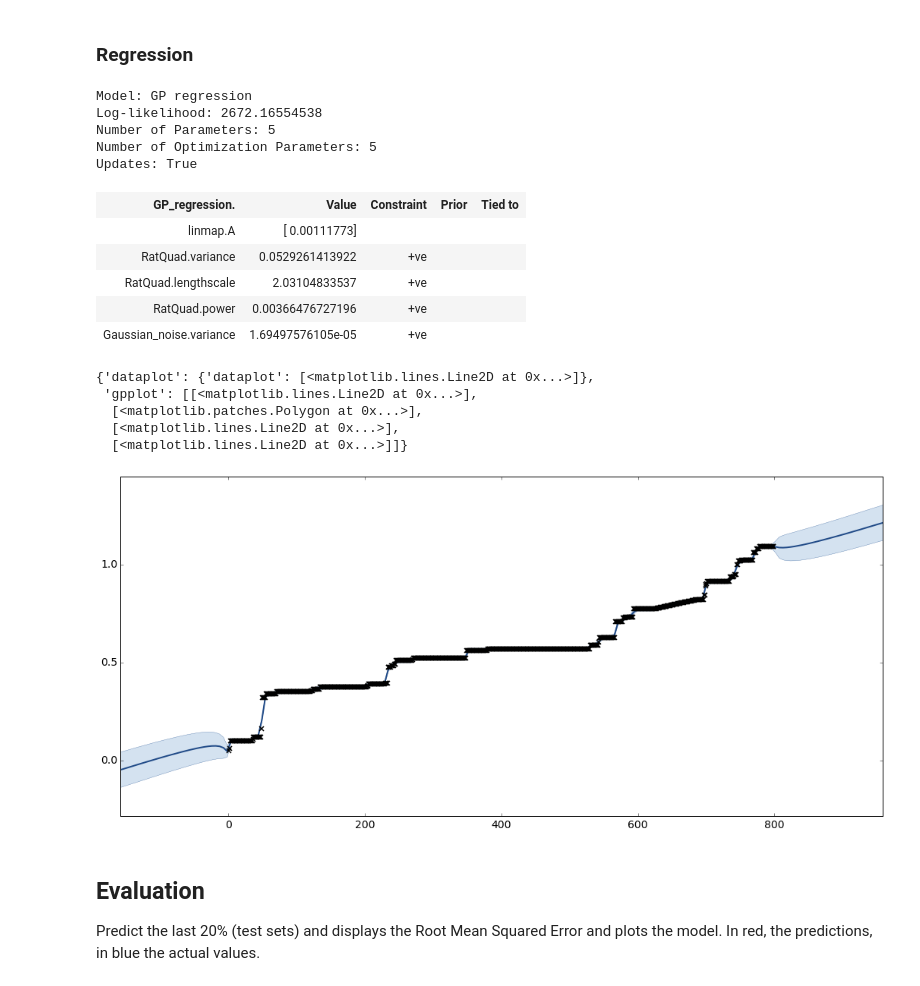
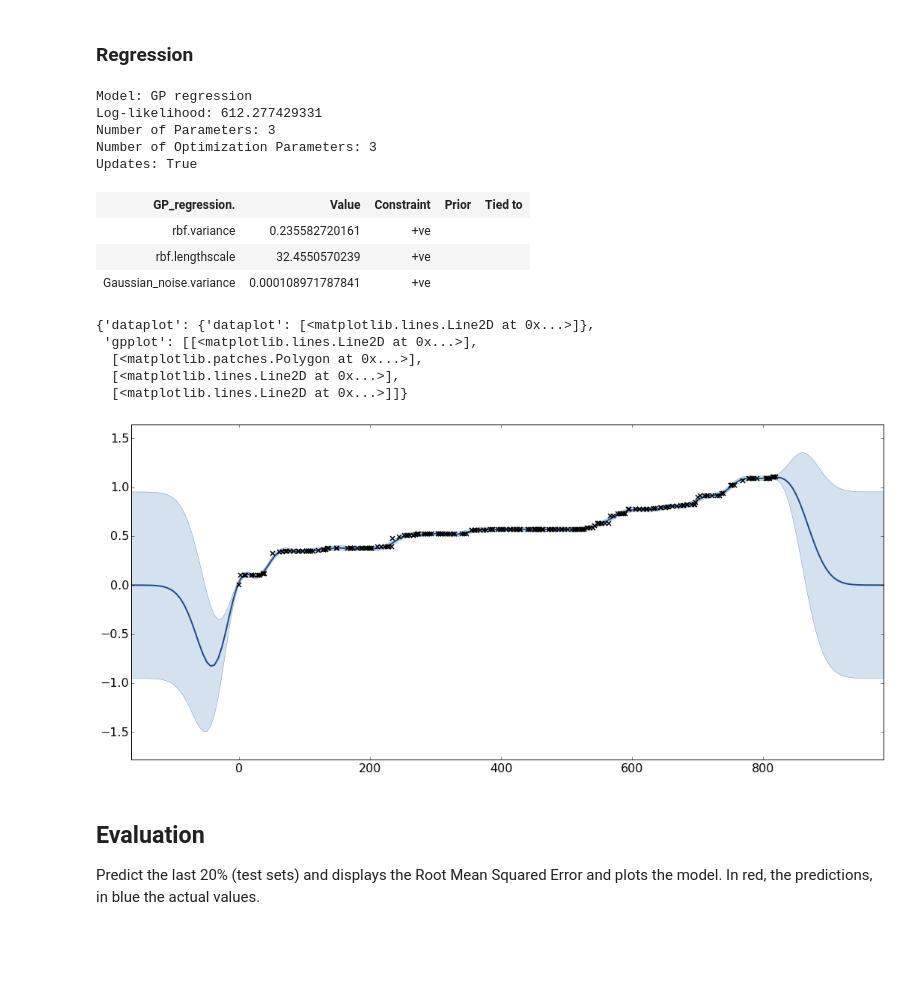
Before and after one commit to vicow/gaussian-process, a Jupyter notebook: notebooks/sidekick-project-regression.ipynb, the cells around one changed output. Saved outputs shown, nothing was run; the diff lists cells and outputs as text; code cells hidden in the pictures; blank space fills up the shorter version.

Commit message:
Update and new notebooks

```diff
--- a/notebooks/sidekick-project-regression.ipynb
+++ b/notebooks/sidekick-project-regression.ipynb
@@ -6,9 +6,14 @@ Scratch work for Sidekick to perform predictions on single projects.
 Import and general settings. Should be run every time at first.
 # %%
 %matplotlib inline
+import os
+import sys
+sys.path.insert(0, os.path.abspath('../utils/')) # Add sibling to Python path
+sys.path.insert(0, os.path.abspath('../src/')) # Add sibling to Python path
+sys.stdout.flush() # Print output on the fly in Notebook
 import matplotlib
 matplotlib.rcParams['figure.figsize'] = (18,8)
-matplotlib.rcParams['font.size'] = 14
+matplotlib.rcParams['font.size'] = 16
 matplotlib.rcParams['legend.fontsize'] = 16
 from IPython.display import display
 import numpy as np
@@ -16,8 +21,8 @@ import GPy
 import cPickle as cp
 import matplotlib.pyplot as plt
 from math import floor
-import sys
-sys.stdout.flush() # Print output on the fly in Notebook
+from dataset import Sidekick
+from misc_utils import progress
 
 DATA_DIR = "../data/sidekick"
 # %% [output]
@@ -83,3 +33,6 @@ IOError: [Errno 2] No such file or directory: '../data/sidekick/project_14035777
+# %%
+sk = Sidekick()
+project = sk['14035777']
 # %% [markdown]
 ## Plot status
 Plot the pledged money and number of backers of the same figure.
@@ -177,3 +46,8 @@ Ytrain = Ytrain[1:]
+# %%
+threshold = 0.8
+money = project.money
+time, money = project.resample(money)
+x_train, y_train, x_test, y_test = project.split(time, money, threshold)
 # %% [markdown]
 ## Training
 Perform the regression on the training set.
@@ -218,36 +107,41 @@ LIN_MAT52 = LIN.copy() + MAT52.copy()
 # %% [markdown]
 ### Regression
 # %%
-kernel = RQ
-mf = GPy.mappings.Linear(input_dim=1, output_dim=1)
-#kernel.variance = 0.191564703545
-#kernel.lengthscale = 250
-X = np.ndarray(shape=(len(Xtrain), 1), buffer=Xtrain, dtype=int)
-Y = np.ndarray(shape=(len(Ytrain), 1), buffer=Ytrain, dtype=float)
-m = GPy.models.GPRegression(X, Y, kernel, mean_function=mf)
-#m.Gaussian_noise.variance = 0.001
+kernel = SE.copy()
+#kernel = GPy.kern.RBF(input_dim=1, lengthscale=400)
+#kernel = GPy.kern.RBF(input_dim=1, lengthscale=400) + SE.copy()
+#kernel = GPy.kern.RBF(input_dim=1, lengthscale=400) + RQ.copy()
+#kernel = GPy.kern.RatQuad(input_dim=1, lengthscale=500) + RQ.copy()
+
+#mf = GPy.mappings.Linear(input_dim=1, output_dim=1)
+
+X = np.ndarray(shape=(len(x_train), 1), buffer=x_train, dtype=int)
+Y = np.ndarray(shape=(len(y_train), 1), buffer=y_train, dtype=float)
+
+#m = GPy.models.GPRegression(X, Y, kernel, mean_function=mf)
+m = GPy.models.GPRegression(X, Y, kernel)
+
+m.optimize()
 #m.optimize_restarts(num_restarts=10)
-m.optimize()
+
 display(m)
 m.plot()
 # %% [output]
 Model: GP regression
-Log-likelihood: 2672.16554538
-Number of Parameters: 5
-Number of Optimization Parameters: 5
+Log-likelihood: 612.277429331
+Number of Parameters: 3
+Number of Optimization Parameters: 3
 Updates: True
 | GP_regression. | Value | Constraint | Prior | Tied to |
-| linmap.A | [ 0.00111773] |  |  |  |
-| RatQuad.variance | 0.0529261413922 | +ve |  |  |
-| RatQuad.lengthscale | 2.03104833537 | +ve |  |  |
-| RatQuad.power | 0.00366476727196 | +ve |  |  |
-| Gaussian_noise.variance | 1.69497576105e-05 | +ve |  |  |
+| rbf.variance | 0.235582720161 | +ve |  |  |
+| rbf.lengthscale | 32.4550570239 | +ve |  |  |
+| Gaussian_noise.variance | 0.000108971787841 | +ve |  |  |
 {'dataplot': {'dataplot': [<matplotlib.lines.Line2D at 0x...>]},
  'gpplot': [[<matplotlib.lines.Line2D at 0x...>],
   [<matplotlib.patches.Polygon at 0x...>],
   [<matplotlib.lines.Line2D at 0x...>],
   [<matplotlib.lines.Line2D at 0x...>]]}
-[figure, old version]
+[figure, new version]
 # %% [markdown]
 ## Evaluation
 Predict the last 20% (test sets) and displays the Root Mean Squared Error and plots the model. In red, the predictions, in blue the actual values.
```
Also changed, not shown: parts of 9 cells of this notebook, 5 other files.
